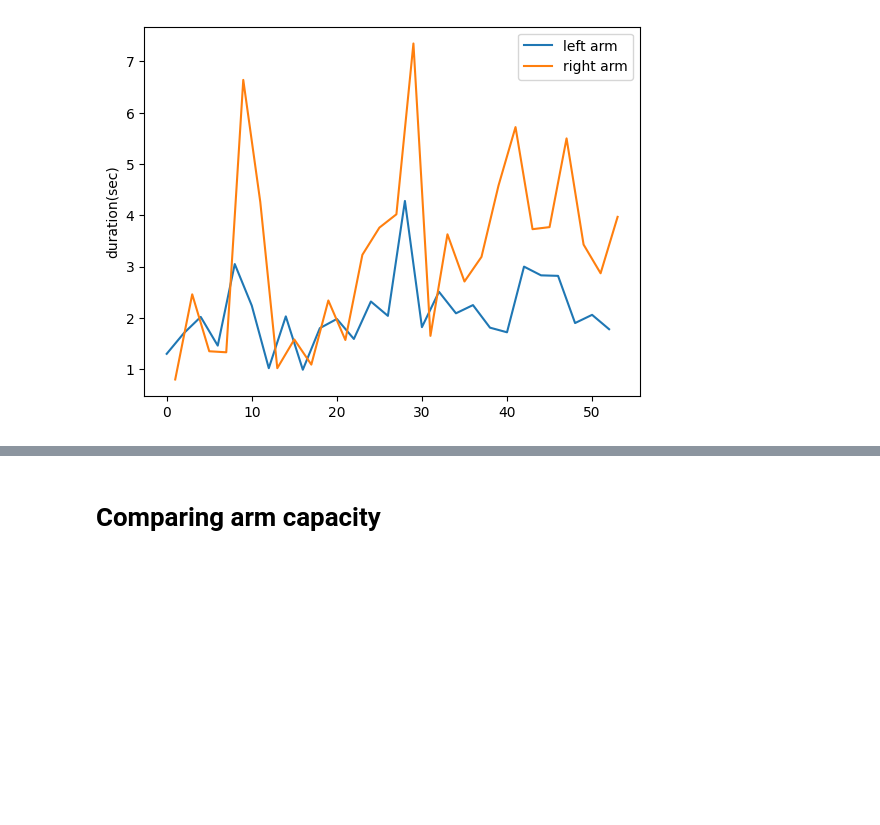
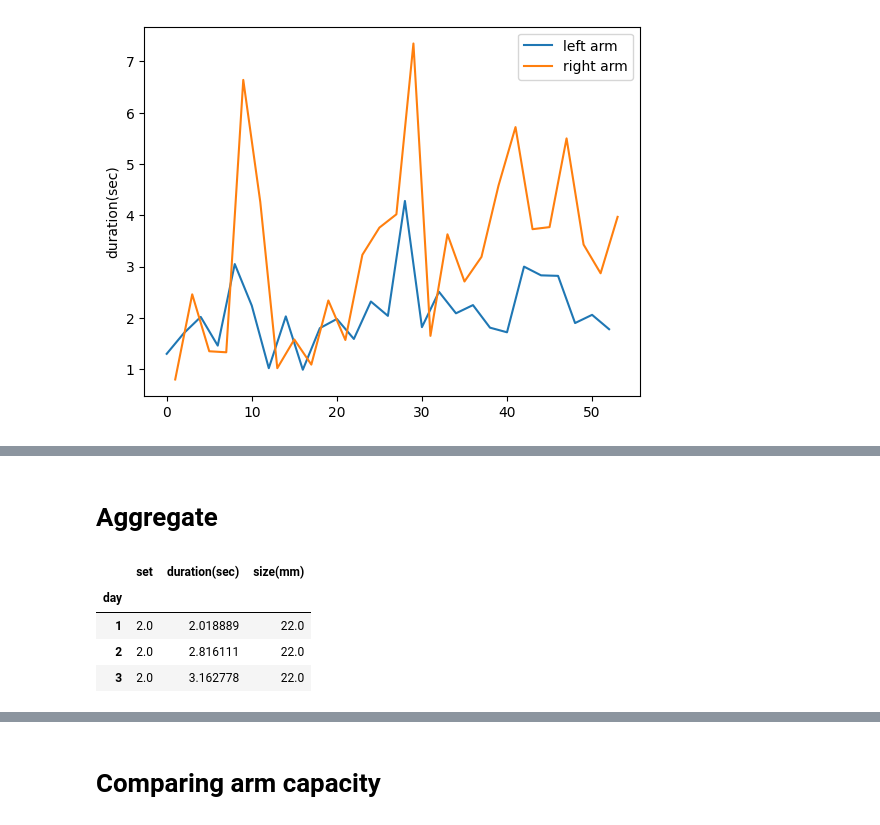
Before and after one commit to DanielBrechner/hangboard-tracker, a Jupyter notebook: graph.ipynb, the cells around one changed output, grey strips where cells are left out. Drawn from its saved outputs; the diff is of its cells as text; code cells hidden in the pictures; blank space fills up the shorter version.

```diff
--- a/graph.ipynb
+++ b/graph.ipynb
@@ -70,3 +131,13 @@ plt.legend(['left arm', 'right arm']);
+# %% [markdown]
+# Aggregate
+# %%
+groupby_day.mean(numeric_only=True)
+# %% [output]
+|  | set | duration(sec) | size(mm) |
+| day |  |  |  |
+| 1 | 2.0 | 2.018889 | 22.0 |
+| 2 | 2.0 | 2.816111 | 22.0 |
+| 3 | 2.0 | 3.162778 | 22.0 |
 # %%
 data.groupby('position')['duration(sec)'].mean()
 # %% [output]
```
Also changed, not shown: parts of 10 cells of this notebook.
